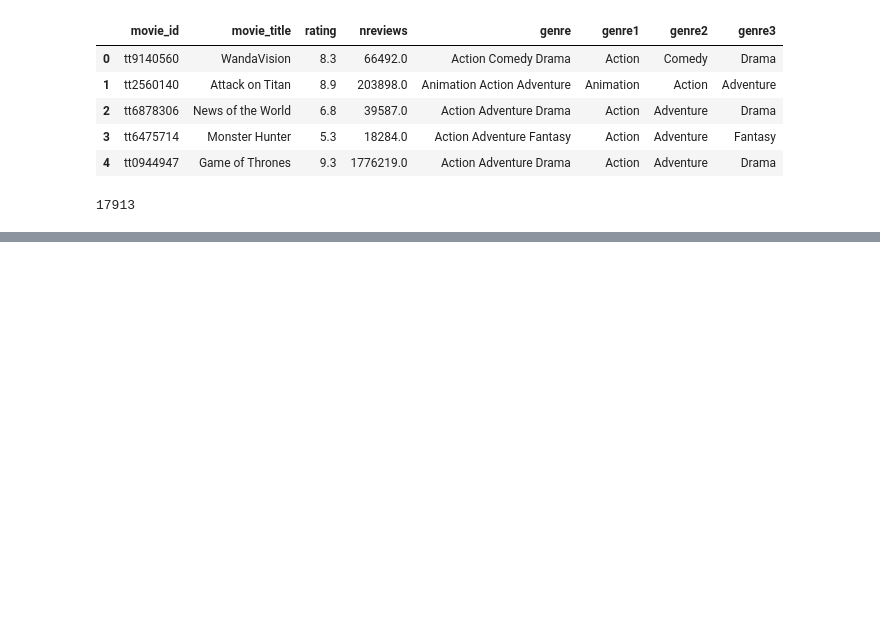
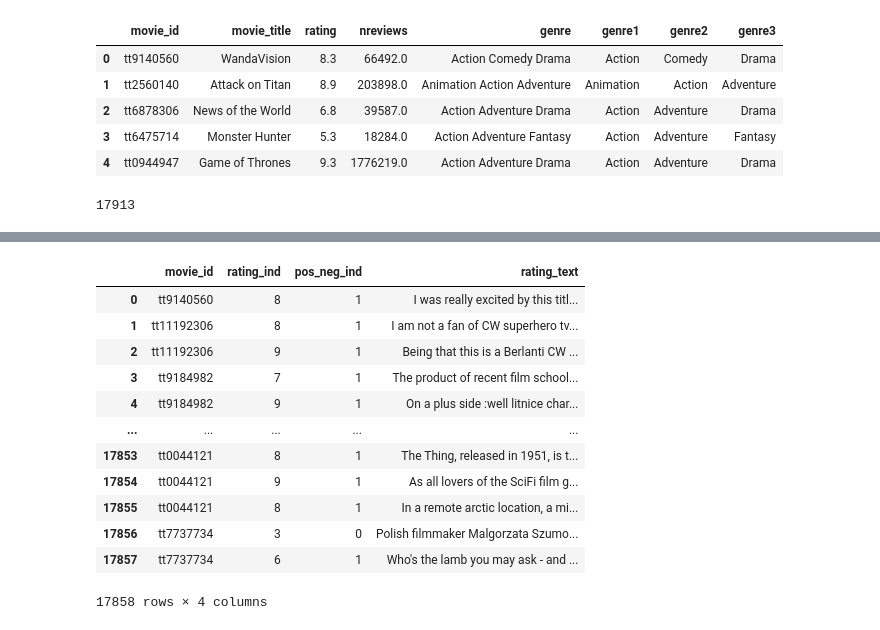
Before and after one commit to williampryor/IMDB_Machine_Learning_Sentiment_Analysis, a Jupyter notebook: movie-scraper_v1.ipynb, the cells around one changed output, grey strips where cells are left out. Cells and saved outputs as stored; diff of their text form; code cells hidden in the pictures; blank space fills up the shorter version.

```diff
--- a/movie-scraper_v1.ipynb
+++ b/movie-scraper_v1.ipynb
@@ -612,0 +629,12 @@ Genre_info.to_csv("Genre_info.csv", index=False)
+# %%
+pos_neg = []
+
+for indx in df_movie_v1.index:
+
+    if(df_movie_v1["rating"][indx]>=6):
+        a = 1
+        pos_neg.append(a)
+    else:
+        a = 0
+        pos_neg.append(a)
+pos_neg
@@ -612,0 +668,12 @@ Genre_info.to_csv("Genre_info.csv", index=False)
+# %%
+review_pos_neg = []
+
+for indx in df_review_v1.index:
+
+    if(df_review_v1["rating_ind"][indx]>=6):
+        b = 1
+        review_pos_neg.append(b)
+    else:
+        b = 0
+        review_pos_neg.append(b)
+review_pos_neg
@@ -612,0 +698,22 @@ Genre_info.to_csv("Genre_info.csv", index=False)
+# %%
+df_review_v1["pos_neg_ind"] = review_pos_neg
+df_review_v1.to_csv("Review_info.csv", index=False)
+# %%
+df_review_v1 = df_review_v1.reindex(columns=['movie_id','rating_ind','pos_neg_ind','rating_text'])
+
+
+df_review_v1
+# %% [output]
+|  | movie_id | rating_ind | pos_neg_ind | rating_text |
+| 0 | tt9140560 | 8 | 1 | I was really excited by this titl... |
+| 1 | tt11192306 | 8 | 1 | I am not a fan of CW superhero tv... |
+| 2 | tt11192306 | 9 | 1 | Being that this is a Berlanti CW ... |
+| 3 | tt9184982 | 7 | 1 | The product of recent film school... |
+| 4 | tt9184982 | 9 | 1 | On a plus side :well litnice char... |
+| ... | ... | ... | ... | ... |
+| 17853 | tt0044121 | 8 | 1 | The Thing, released in 1951, is t... |
+| 17854 | tt0044121 | 9 | 1 | As all lovers of the SciFi film g... |
+| 17855 | tt0044121 | 8 | 1 | In a remote arctic location, a mi... |
+| 17856 | tt7737734 | 3 | 0 | Polish filmmaker Malgorzata Szumo... |
+| 17857 | tt7737734 | 6 | 1 | Who's the lamb you may ask - and ... |
+17858 rows × 4 columns
```
Also changed, not shown: parts of 4 cells of this notebook, 10 other files.
